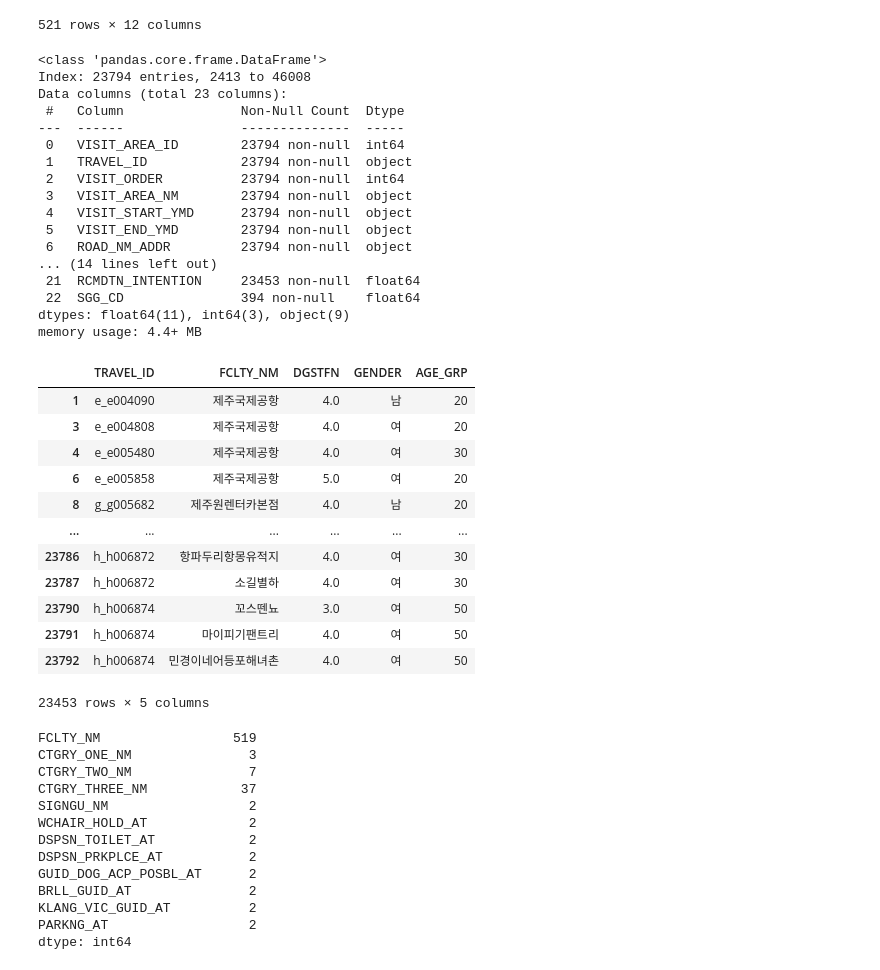
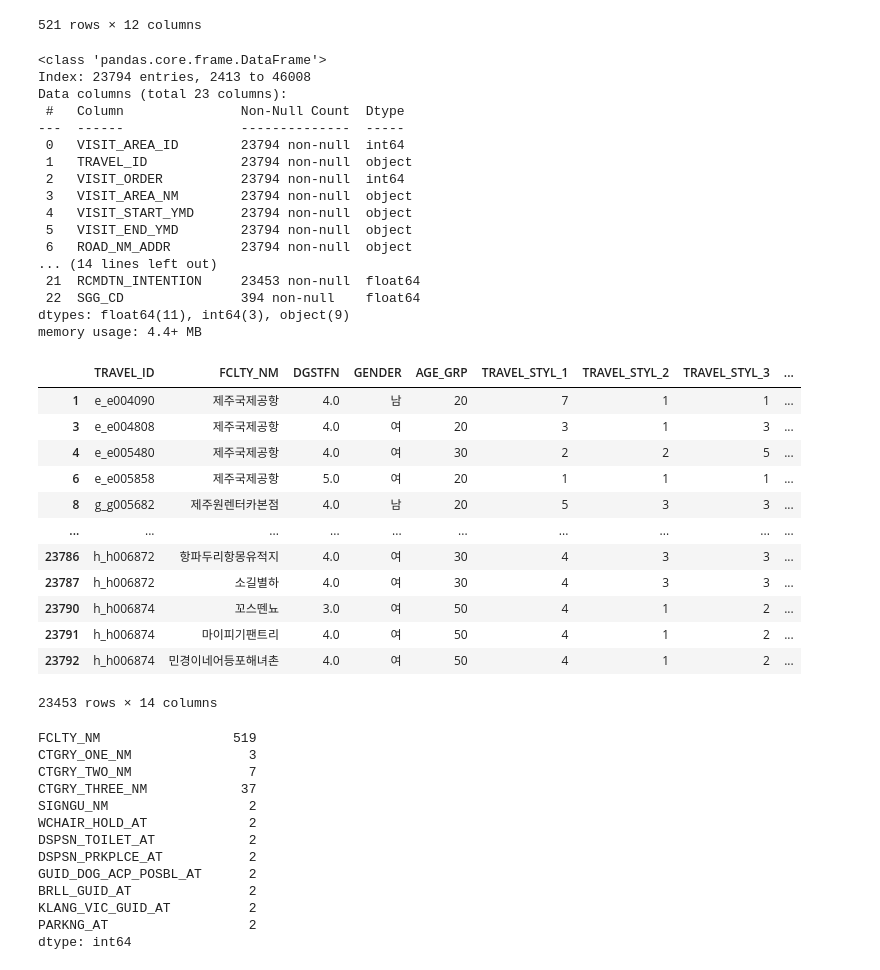
Before and after one commit to hanhee-cho/DA36_mini2_Jeju_for_All, a Jupyter notebook: minha_temp.ipynb, the cells around one changed output. Saved outputs shown, nothing was run; the diff lists cells and outputs as text; code cells hidden in the pictures.

```diff
--- a/minha_temp.ipynb
+++ b/minha_temp.ipynb
@@ -215,11 +215,9 @@ df = merged_df.drop(['VISIT_AREA_ID', 'VISIT_ORDER',
                      'FAMILY_MEMB', 'JOB_NM', 'JOB_ETC', 'INCOME', 'HOUSE_INCOME',
                      'TRAVEL_TERM', 'TRAVEL_NUM', 'TRAVEL_LIKE_SIDO_1', 'TRAVEL_LIKE_SGG_1',
                      'TRAVEL_LIKE_SIDO_2', 'TRAVEL_LIKE_SGG_2', 'TRAVEL_LIKE_SIDO_3',
-                     'TRAVEL_LIKE_SGG_3', 'TRAVEL_STYL_1', 'TRAVEL_STYL_2', 'TRAVEL_STYL_3',
-                     'TRAVEL_STYL_4', 'TRAVEL_STYL_5', 'TRAVEL_STYL_6', 'TRAVEL_STYL_7',
-                     'TRAVEL_STYL_8', 'TRAVEL_STATUS_RESIDENCE', 'TRAVEL_STATUS_DESTINATION',
+                     'TRAVEL_LIKE_SGG_3', 'TRAVEL_STATUS_RESIDENCE', 'TRAVEL_STATUS_DESTINATION',
                      'TRAVEL_STATUS_ACCOMPANY', 'TRAVEL_STATUS_YMD', 'TRAVEL_MOTIVE_1',
-                     'TRAVEL_MOTIVE_2', 'TRAVEL_MOTIVE_3', 'TRAVEL_COMPANIONS_NUM',
+                     'TRAVEL_MOTIVE_2', 'TRAVEL_MOTIVE_3',
                      'TRAVEL_NM', 'TRAVEL_PURPOSE', 'TRAVEL_START_YMD', 'TRAVEL_END_YMD',
                      'MVMN_NM', 'TRAVEL_MISSION', 'TRAVEL_MISSION_CHECK', 'POI_ID',
                      'POI_NM', 'TRAVEL_PERSONA', 'REVISIT_INTENTION'], axis=1)
@@ -239,46 +237,46 @@ df.isna().sum()
 # df = df[~df['VISIT_AREA_NM'].str.contains('리조트')]
 # df = df[~df['VISIT_AREA_NM'].str.contains('펜션')]
 # df = df[~df['VISIT_AREA_NM'].str.contains('하우스')]
 # df = df[~df['VISIT_AREA_NM'].str.contains('식당')]
 # df = df[~df['VISIT_AREA_NM'].str.contains('마트')]
 # df = df[~df['VISIT_AREA_NM'].str.contains('GS25')]
 # df = df[~df['VISIT_AREA_NM'].str.contains('CU')]
 # df = df[~df['VISIT_AREA_NM'].str.contains('인생네컷')]
 df
 df['VISIT_AREA_NM'] = df['VISIT_AREA_NM'].str.replace(' ', '')
 df = df.rename(columns={'VISIT_AREA_NM': 'FCLTY_NM'})
 df
 # %% [output]
 <class 'pandas.core.frame.DataFrame'>
 Index: 23794 entries, 2413 to 46008
 Data columns (total 23 columns):
  #   Column               Non-Null Count  Dtype
 ---  ------               --------------  -----
  0   VISIT_AREA_ID        23794 non-null  int64
  1   TRAVEL_ID            23794 non-null  object
  2   VISIT_ORDER          23794 non-null  int64
  3   VISIT_AREA_NM        23794 non-null  object
  4   VISIT_START_YMD      23794 non-null  object
  5   VISIT_END_YMD        23794 non-null  object
  6   ROAD_NM_ADDR         23794 non-null  object
 ... (14 lines left out)
  21  RCMDTN_INTENTION     23453 non-null  float64
  22  SGG_CD               394 non-null    float64
 dtypes: float64(11), int64(3), object(9)
 memory usage: 4.4+ MB
-|  | TRAVEL_ID | FCLTY_NM | DGSTFN | GENDER | AGE_GRP |
-| 1 | e_e004090 | 제주국제공항 | 4.0 | 남 | 20 |
-| 3 | e_e004808 | 제주국제공항 | 4.0 | 여 | 20 |
-| 4 | e_e005480 | 제주국제공항 | 4.0 | 여 | 30 |
-| 6 | e_e005858 | 제주국제공항 | 5.0 | 여 | 20 |
-| 8 | g_g005682 | 제주원렌터카본점 | 4.0 | 남 | 20 |
-| ... | ... | ... | ... | ... | ... |
-| 23786 | h_h006872 | 항파두리항몽유적지 | 4.0 | 여 | 30 |
-| 23787 | h_h006872 | 소길별하 | 4.0 | 여 | 30 |
-| 23790 | h_h006874 | 꼬스뗀뇨 | 3.0 | 여 | 50 |
-| 23791 | h_h006874 | 마이피기팬트리 | 4.0 | 여 | 50 |
-| 23792 | h_h006874 | 민경이네어등포해녀촌 | 4.0 | 여 | 50 |
+|  | TRAVEL_ID | FCLTY_NM | DGSTFN | GENDER | AGE_GRP | TRAVEL_STYL_1 | TRAVEL_STYL_2 | TRAVEL_STYL_3 | ... |
+| 1 | e_e004090 | 제주국제공항 | 4.0 | 남 | 20 | 7 | 1 | 1 | ... |
+| 3 | e_e004808 | 제주국제공항 | 4.0 | 여 | 20 | 3 | 1 | 3 | ... |
+| 4 | e_e005480 | 제주국제공항 | 4.0 | 여 | 30 | 2 | 2 | 5 | ... |
+| 6 | e_e005858 | 제주국제공항 | 5.0 | 여 | 20 | 1 | 1 | 1 | ... |
+| 8 | g_g005682 | 제주원렌터카본점 | 4.0 | 남 | 20 | 5 | 3 | 3 | ... |
+| ... | ... | ... | ... | ... | ... | ... | ... | ... | ... |
+| 23786 | h_h006872 | 항파두리항몽유적지 | 4.0 | 여 | 30 | 4 | 3 | 3 | ... |
+| 23787 | h_h006872 | 소길별하 | 4.0 | 여 | 30 | 4 | 3 | 3 | ... |
+| 23790 | h_h006874 | 꼬스뗀뇨 | 3.0 | 여 | 50 | 4 | 1 | 2 | ... |
+| 23791 | h_h006874 | 마이피기팬트리 | 4.0 | 여 | 50 | 4 | 1 | 2 | ... |
+| 23792 | h_h006874 | 민경이네어등포해녀촌 | 4.0 | 여 | 50 | 4 | 1 | 2 | ... |
-23453 rows × 5 columns
+23453 rows × 14 columns
 # %%
 df5.nunique()
 # %% [output]
```
Also changed, not shown: parts of 11 cells of this notebook, 5 other files.
